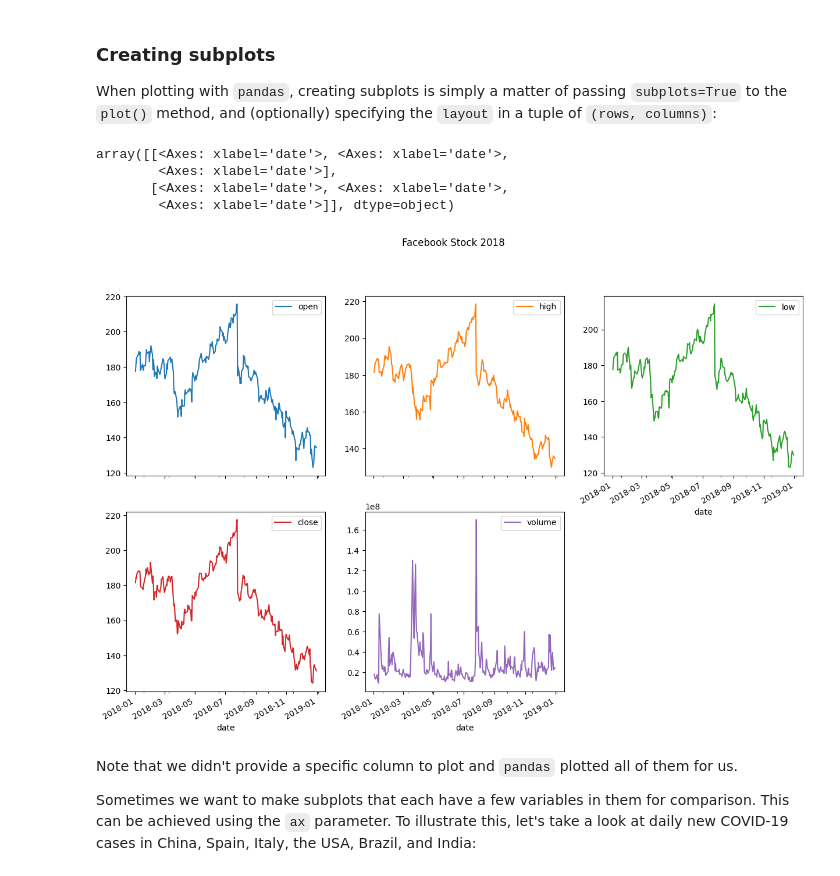
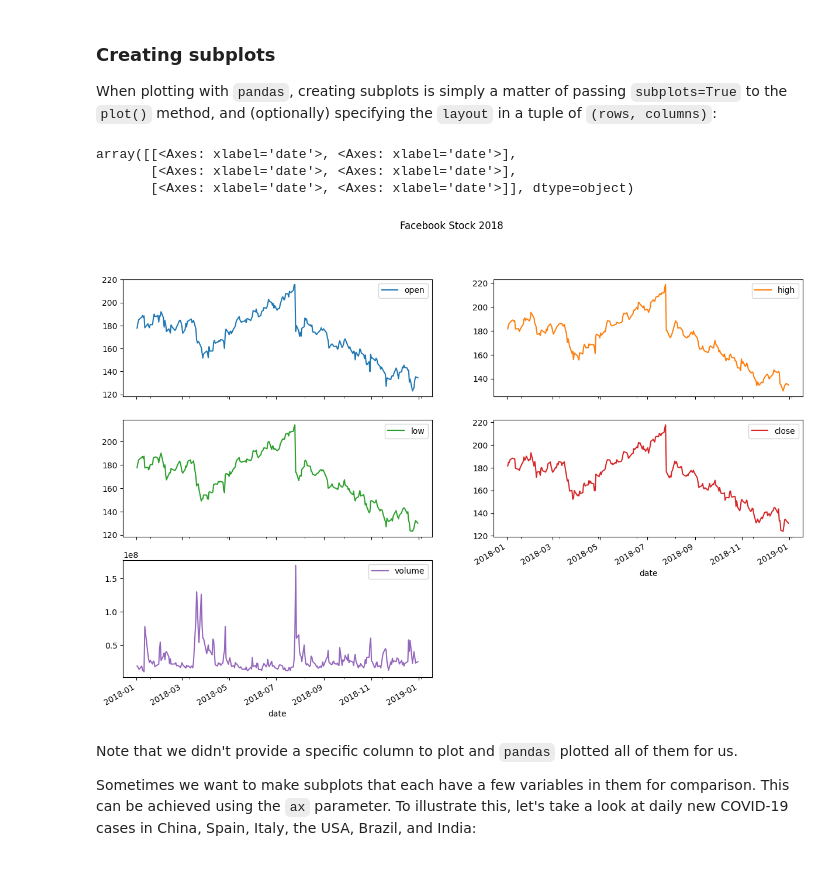
Before and after one commit to softstat/bigdata, a Jupyter notebook: ch_05/2-plotting_with_pandas.ipynb, the cells around one changed output. Saved outputs shown, nothing was run; the diff lists cells and outputs as text; code cells hidden in the pictures.

```diff
--- a/ch_05/2-plotting_with_pandas.ipynb
+++ b/ch_05/2-plotting_with_pandas.ipynb
@@ -120,17 +122,16 @@ When plotting with `pandas`, creating subplots is simply a matter of passing `su
 # %%
 fb.plot(
     kind='line',
     subplots=True,
-    layout=(2, 3),
+    layout=(3, 2),
     figsize=(15, 10),
     title='Facebook Stock 2018'
 )
 # %% [output]
-array([[<Axes: xlabel='date'>, <Axes: xlabel='date'>,
-        <Axes: xlabel='date'>],
-       [<Axes: xlabel='date'>, <Axes: xlabel='date'>,
-        <Axes: xlabel='date'>]], dtype=object)
+array([[<Axes: xlabel='date'>, <Axes: xlabel='date'>],
+       [<Axes: xlabel='date'>, <Axes: xlabel='date'>],
+       [<Axes: xlabel='date'>, <Axes: xlabel='date'>]], dtype=object)
-[figure, old version]
+[figure, new version]
 # %% [markdown]
 Note that we didn't provide a specific column to plot and `pandas` plotted all of them for us.
 
```
Also changed, not shown: parts of 20 cells of this notebook.
